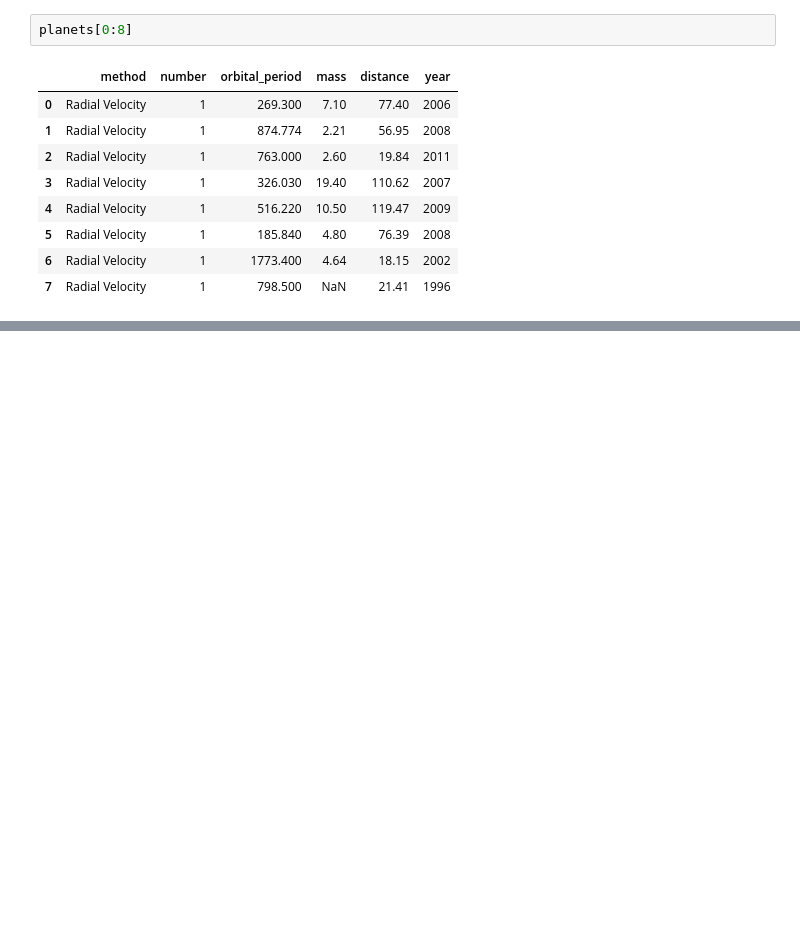
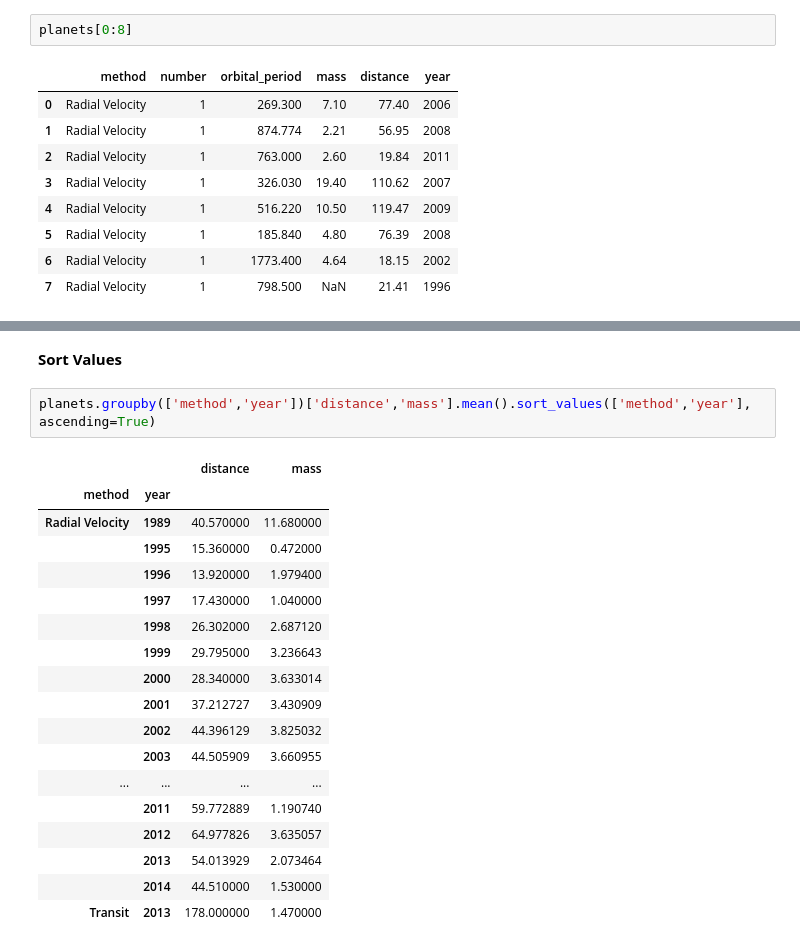
Before and after one commit to vibhutivadje/LV_python, a Jupyter notebook: Basic_Python_For_Data_Analysis.ipynb, the cells around one changed output, grey strips where cells are left out. Saved outputs shown, nothing was run; the diff lists cells and outputs as text; blank space fills up the shorter version.

```diff
--- a/Basic_Python_For_Data_Analysis.ipynb
+++ b/Basic_Python_For_Data_Analysis.ipynb
@@ -34,0 +194,23 @@ planets[0:8]
+# %% [markdown]
+<B>Sort Values</B>
+# %%
+planets.groupby(['method','year'])['distance','mass'].mean().sort_values(['method','year'], ascending=True)
+# %% [output]
+|  |  | distance | mass |
+| method | year |  |  |
+| Radial Velocity | 1989 | 40.570000 | 11.680000 |
+|  | 1995 | 15.360000 | 0.472000 |
+|  | 1996 | 13.920000 | 1.979400 |
+|  | 1997 | 17.430000 | 1.040000 |
+|  | 1998 | 26.302000 | 2.687120 |
+|  | 1999 | 29.795000 | 3.236643 |
+|  | 2000 | 28.340000 | 3.633014 |
+|  | 2001 | 37.212727 | 3.430909 |
+|  | 2002 | 44.396129 | 3.825032 |
+|  | 2003 | 44.505909 | 3.660955 |
+| ... | ... | ... | ... |
+|  | 2011 | 59.772889 | 1.190740 |
+|  | 2012 | 64.977826 | 3.635057 |
+|  | 2013 | 54.013929 | 2.073464 |
+|  | 2014 | 44.510000 | 1.530000 |
+| Transit | 2013 | 178.000000 | 1.470000 |
```
Also changed, not shown: parts of 18 cells of this notebook.
